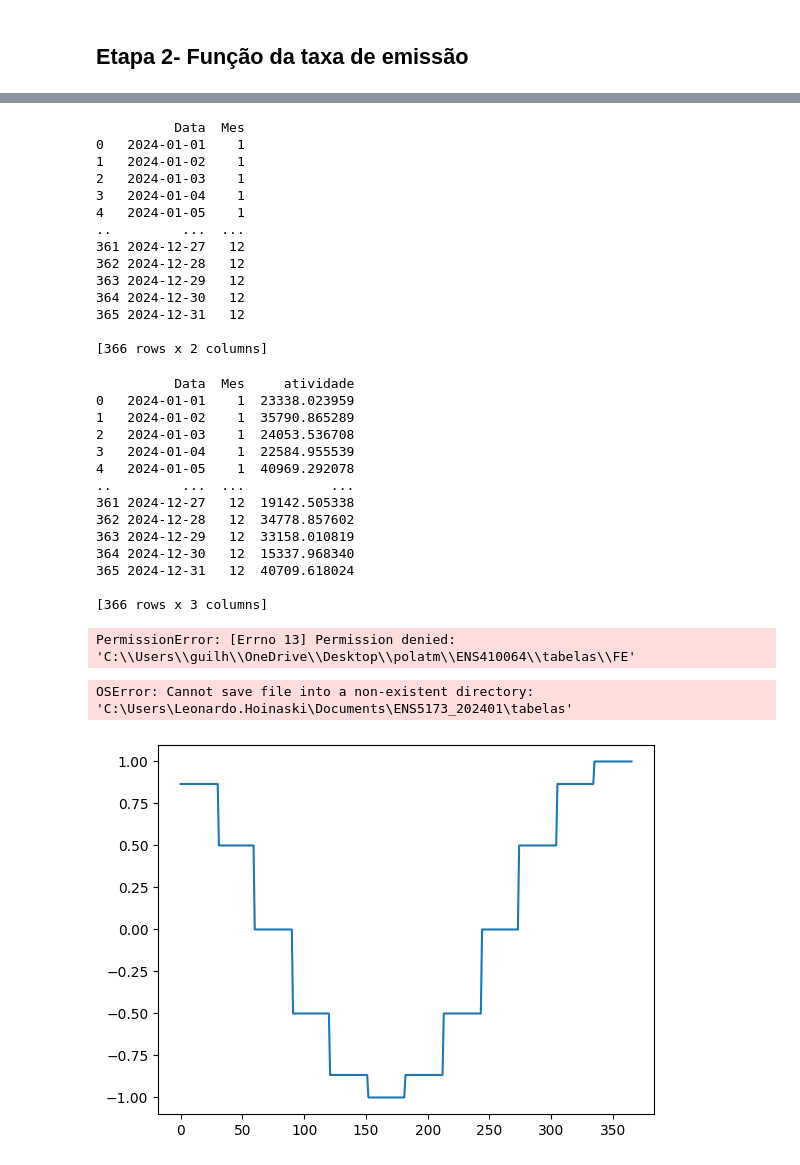
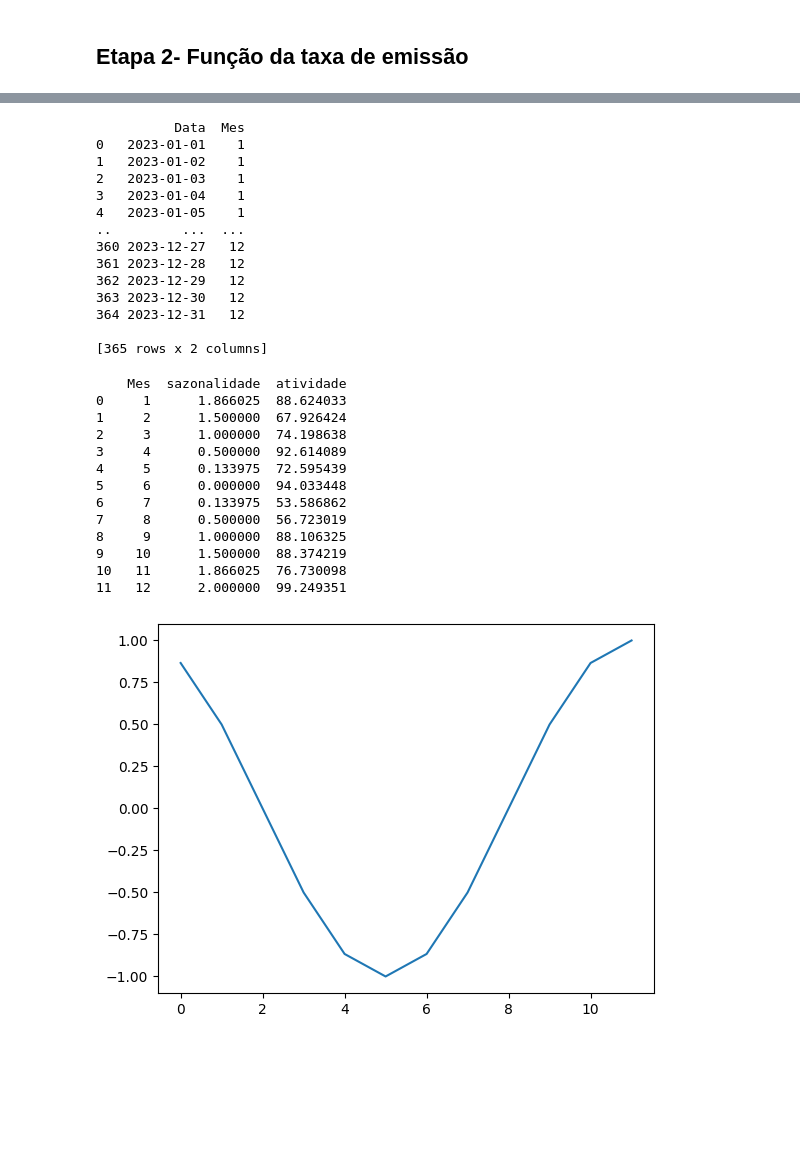
Before and after one commit to GuilhermeAudi/Poluicao_Atmosferica, a Jupyter notebook: Atividade 01(tupy).ipynb, the cells around one changed output, grey strips where cells are left out. Drawn from its saved outputs; the diff is of its cells as text; code cells hidden in the pictures; blank space fills up the shorter version.

Commit message:
ativ1.att

```diff
--- a/Atividade 01(tupy).ipynb
+++ b/Atividade 01(tupy).ipynb
@@ -77,10 +76,12 @@ Index(['FONTE ', 'part', 'NO', '(PM-10) '], dtype='object')
 # %%
 # Criando vetor de valores aleatórios
 import numpy as np
-atvMax = 45267.903384 #lb/ano
-atvMin = (45267.903384/10)
-n = 1000
+atvMax = (852000/365)   #ton/dia, considerando a capacidade máxima da empresa.
+atvMin = (852000*0.45/365)
+n = 1000 #seguindo o valor estipulado pelo professor
 atv = (atvMax - atvMin)*np.random.rand(n) + atvMin
+print(atvMax)
+print(atvMin)
 #print(atv)
 
 # Criando uma figura com os valores aleatórios
@@ -133,7 +138,7 @@ for data in vetor_datas:
 import pandas as pd
 
 # Criar um intervalo de datas
-datas = pd.date_range(start='2024-01-01', end='2024-12-31', freq='D')
+datas = pd.date_range(start='2023-01-01', end='2023-12-31', freq='D')
 
 # Criar um DataFrame com as datas
 df = pd.DataFrame({'Data': datas})
@@ -145,19 +150,19 @@ df['Mes'] = df['Data'].dt.month
 print(df)
 # %% [output]
           Data  Mes
-0   2024-01-01    1
-1   2024-01-02    1
-2   2024-01-03    1
-3   2024-01-04    1
-4   2024-01-05    1
+0   2023-01-01    1
+1   2023-01-02    1
+2   2023-01-03    1
+3   2023-01-04    1
+4   2023-01-05    1
 ..         ...  ...
-361 2024-12-27   12
-362 2024-12-28   12
-363 2024-12-29   12
-364 2024-12-30   12
-365 2024-12-31   12
+360 2023-12-27   12
+361 2023-12-28   12
+362 2023-12-29   12
+363 2023-12-30   12
+364 2023-12-31   12
 
-[366 rows x 2 columns]
+[365 rows x 2 columns]
 # %%
 # Ajustar meus números aleatórios com base no comprimento do vetor de datas
 
@@ -171,35 +176,32 @@ atv = (atvMax - atvMin)*np.random.rand(n) + atvMin
 df['atividade'] = atv
 #print(atv)
 print(df)
-df.to_csv(r'C:\Users\guilh\OneDrive\Desktop\polatm\ENS410064\tabelas\FE')
+df.to_csv(r'C:\Users\guilh\OneDrive\Desktop\polatm\ENS410064\tabelas\FE.csv')
 
 
 # Criando uma figura com os valores aleatórios
 #fig, ax= plt.subplots()
 #ax.plot(datas, atv)
 # %% [output]
-          Data  Mes     atividade
-0   2024-01-01    1  23338.023959
-1   2024-01-02    1  35790.865289
-2   2024-01-03    1  24053.536708
-3   2024-01-04    1  22584.955539
-4   2024-01-05    1  40969.292078
-..         ...  ...           ...
-361 2024-12-27   12  19142.505338
-362 2024-12-28   12  34778.857602
-363 2024-12-29   12  33158.010819
-364 2024-12-30   12  15337.968340
-365 2024-12-31   12  40709.618024
-
-[366 rows x 3 columns]
+    Mes  sazonalidade  atividade
+0     1      1.866025  88.624033
+1     2      1.500000  67.926424
+2     3      1.000000  74.198638
+3     4      0.500000  92.614089
+4     5      0.133975  72.595439
+5     6      0.000000  94.033448
+6     7      0.133975  53.586862
+7     8      0.500000  56.723019
+8     9      1.000000  88.106325
+9    10      1.500000  88.374219
+10   11      1.866025  76.730098
+11   12      2.000000  99.249351
-PermissionError: [Errno 13] Permission denied: 'C:\\Users\\guilh\\OneDrive\\Desktop\\polatm\\ENS410064\\tabelas\\FE'
 # %%
 # Criando componente sazonal
 
 sazonalidade = np.cos((2*np.pi)*df['Mes']/12)
 plt.plot(sazonalidade)
 df['sazonalidade'] = sazonalidade + 1
-df.to_csv(r"C:\Users\Leonardo.Hoinaski\Documents\ENS5173_202401\tabelas\ativ.csv")
+df.to_csv(r'C:\Users\guilh\OneDrive\Desktop\polatm\ENS410064\tabelas\FE.csv')
 # %% [output]
-OSError: Cannot save file into a non-existent directory: 'C:\Users\Leonardo.Hoinaski\Documents\ENS5173_202401\tabelas'
-[figure, old version]
+[figure, new version]
```
Also changed, not shown: parts of 9 cells of this notebook, 1 other file.
